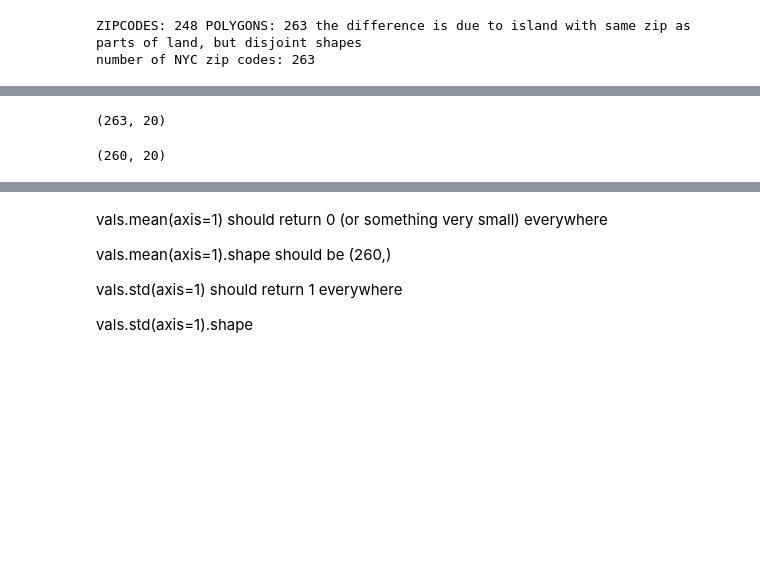
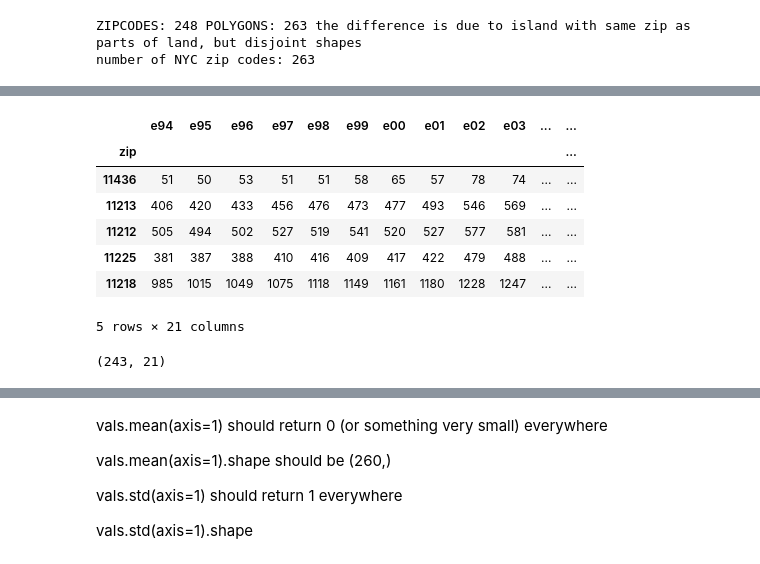
Before and after one commit to AHassler/PUI2018_ah4412, a Jupyter notebook: HW12_ah4412/Assignment2_ah4412.ipynb, the cells around one changed output, grey strips where cells are left out. Drawn from its saved outputs; the diff is of its cells as text; code cells hidden in the pictures; blank space fills up the shorter version.

```diff
--- a/HW12_ah4412/Assignment2_ah4412.ipynb
+++ b/HW12_ah4412/Assignment2_ah4412.ipynb
@@ -221,3 +225,8 @@ print("number of NYC zip codes:", len(nyczips))
 # %% [output]
 ZIPCODES: 248 POLYGONS: 263 the difference is due to island with same zip as parts of land, but disjoint shapes
 number of NYC zip codes: 263
+# %%
+# pull zipcodes as dataframe
+nyczip = nyczipsshp[['ZIPCODE']].astype(int)
+nyczip.rename(columns = {'ZIPCODE' : 'zip'}, inplace = True)
+nyczip.head()
@@ -224,2 +240,4 @@ number of NYC zip codes: 263
 # %%
 # subset census data to just NYC zipcodes
+cbs = pd.merge(nyczip, df_all, on='zip')
+cbs.head()
@@ -226,13 +252,22 @@ number of NYC zip codes: 263
 # %%
 # 20 years of data and 263 zipcodes
-cbs.shape
+cbs = cbs.set_index('zip')
+cbs.head()
 # %% [output]
+|  | e94 | e95 | e96 | e97 | e98 | e99 | e00 | e01 | e02 | e03 | ... | ... |
+| zip |  |  |  |  |  |  |  |  |  |  |  | ... |
+| 11436 | 51 | 50 | 53 | 51 | 51 | 58 | 65 | 57 | 78 | 74 | ... | ... |
+| 11213 | 406 | 420 | 433 | 456 | 476 | 473 | 477 | 493 | 546 | 569 | ... | ... |
+| 11212 | 505 | 494 | 502 | 527 | 519 | 541 | 520 | 527 | 577 | 581 | ... | ... |
+| 11225 | 381 | 387 | 388 | 410 | 416 | 409 | 417 | 422 | 479 | 488 | ... | ... |
+| 11218 | 985 | 1015 | 1049 | 1075 | 1118 | 1149 | 1161 | 1180 | 1228 | 1247 | ... | ... |
-(263, 20)
+5 rows × 21 columns
 # %%
-#cleaning all missing values
+# clean all missing values
+cleancsb = cbs.dropna()
 cleancsb.shape
 # %% [output]
-(260, 20)
+(243, 21)
 # %%
 #then the standardization will look like:
 vals = ((cleancsb.T - cleancsb.mean(1)) / cleancsb.std(1)).T
```
Also changed, not shown: parts of 17 cells of this notebook.
